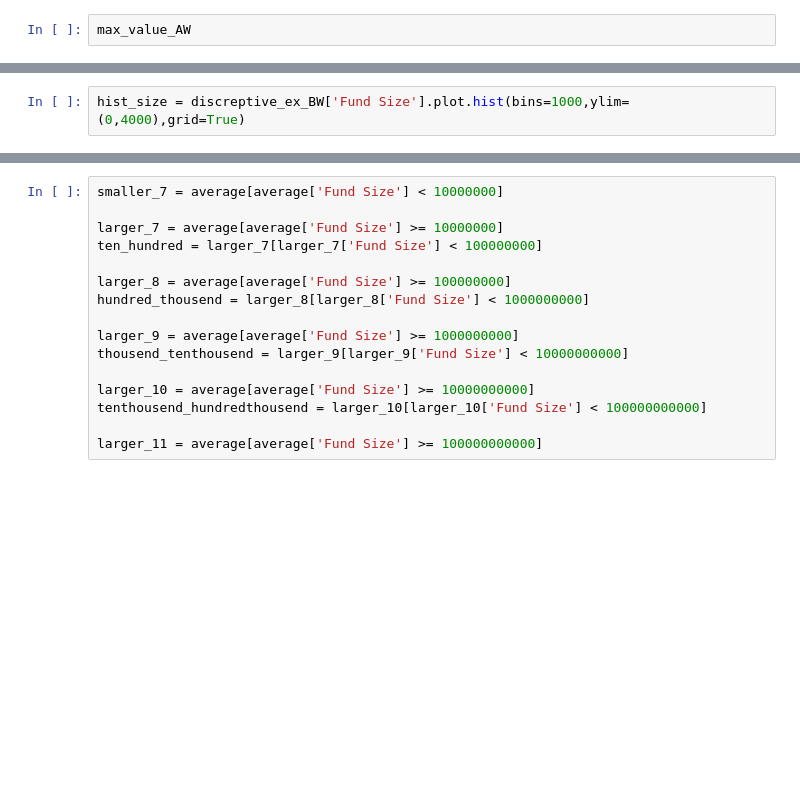
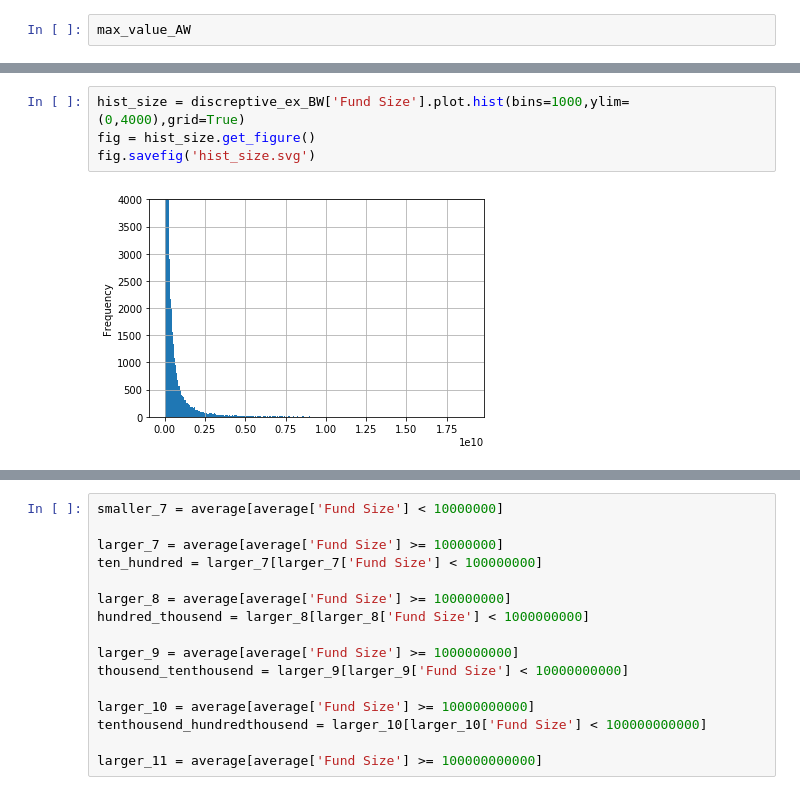
Before and after one commit to YuxuanSnow/BA_The-Impact-of-Portofolio, a Jupyter notebook: DiscreptiveStatistic.ipynb, the cells around one changed output, grey strips where cells are left out. Drawn from its saved outputs; the diff is of its cells as text; blank space fills up the shorter version.

```diff
--- a/DiscreptiveStatistic.ipynb
+++ b/DiscreptiveStatistic.ipynb
@@ -100,5 +163,9 @@ max_value_AW
 # %%
 hist_size = discreptive_ex_BW['Fund Size'].plot.hist(bins=1000,ylim=(0,4000),grid=True)
+fig = hist_size.get_figure()
+fig.savefig('hist_size.svg')
+# %% [output]
+[figure, added]
 # %%
 col_size = discreptive_ex_BW['Fund Size'].tolist()
 MIN, MAX = 1000000.0, 20000000000.0
```
Also changed, not shown: parts of 22 cells of this notebook, 11 other files.
